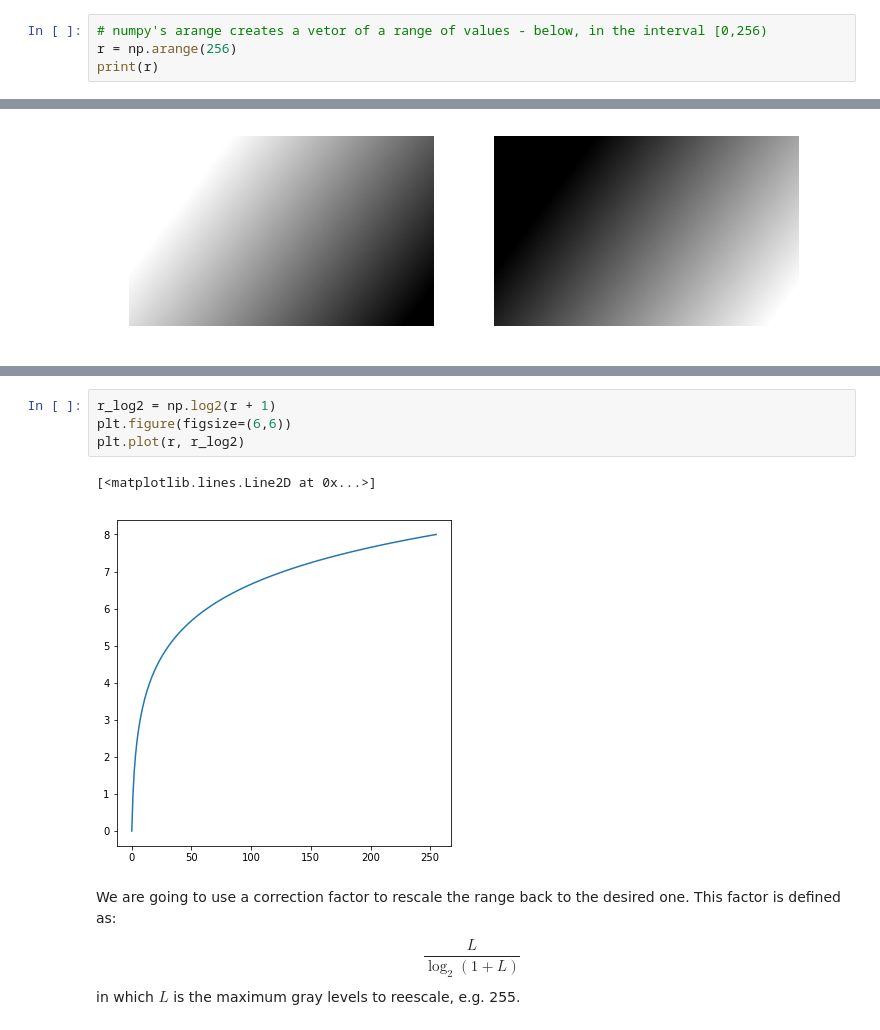
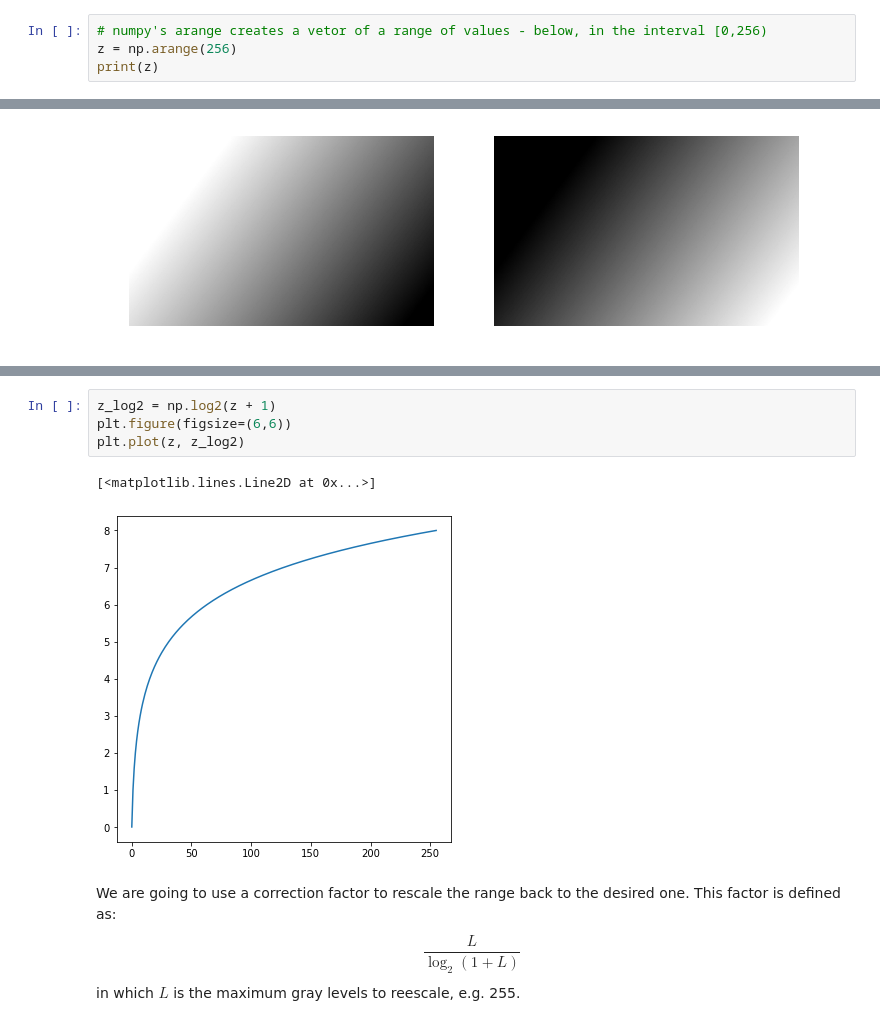
Before and after one commit to maponti/imageprocessing_course_icmc, a Jupyter notebook: 02_enhancement-pixel.ipynb, the cells around one changed output, grey strips where cells are left out. Drawn from its saved outputs; the diff is of its cells as text.

```diff
--- a/02_enhancement-pixel.ipynb
+++ b/02_enhancement-pixel.ipynb
@@ -13,8 +13,8 @@ Pixel-wise operations transform input pixels $r$ that are within some intensity
 To show that, let us create a vetor with the 256 possible graylevels and work with that to show different types of transformations
 # %%
 # numpy's arange creates a vetor of a range of values - below, in the interval [0,256)
-r = np.arange(256)
-print(r)
+z = np.arange(256)
+print(z)
 # %% [output]
 [  0   1   2   3   4   5   6   7   8   9  10  11  12  13  14  15  16  17
   18  19  20  21  22  23  24  25  26  27  28  29  30  31  32  33  34  35
@@ -106,12 +106,12 @@ $$s = \log_2(128) = 7$$ which is too low.
 
 Let us plot this.
 # %%
-r_log2 = np.log2(r + 1)
+z_log2 = np.log2(z + 1)
 plt.figure(figsize=(6,6))
-plt.plot(r, r_log2)
+plt.plot(z, z_log2)
 # %% [output]
 [<matplotlib.lines.Line2D at 0x...>]
-[figure, old version]
+[figure, new version]
 # %% [markdown]
 We are going to use a correction factor to rescale the range back to the desired one. This factor is defined as:
 $$ \frac{L}{\log_2(1+L)}$$
```
Also changed, not shown: parts of 17 cells of this notebook.
